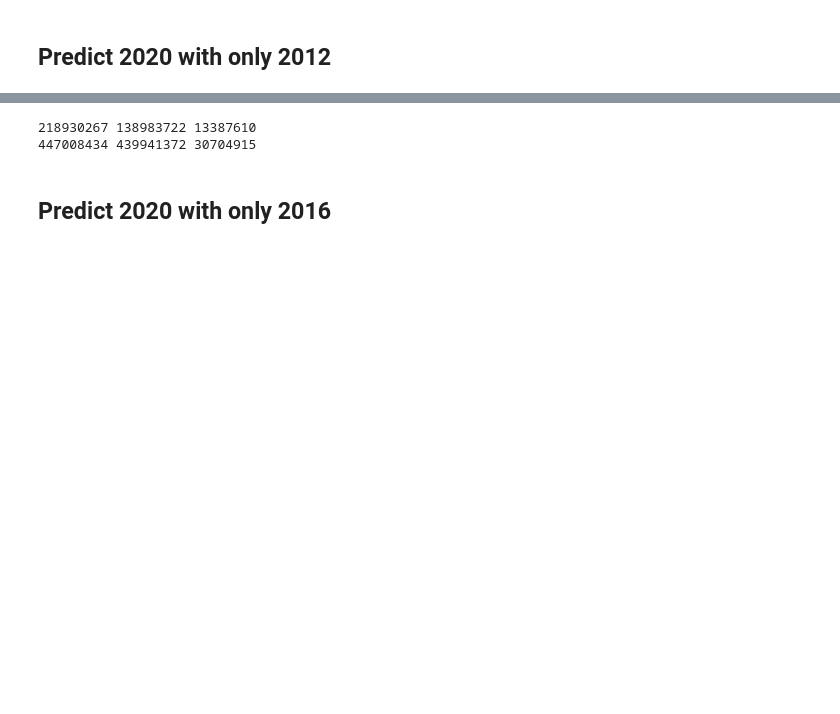
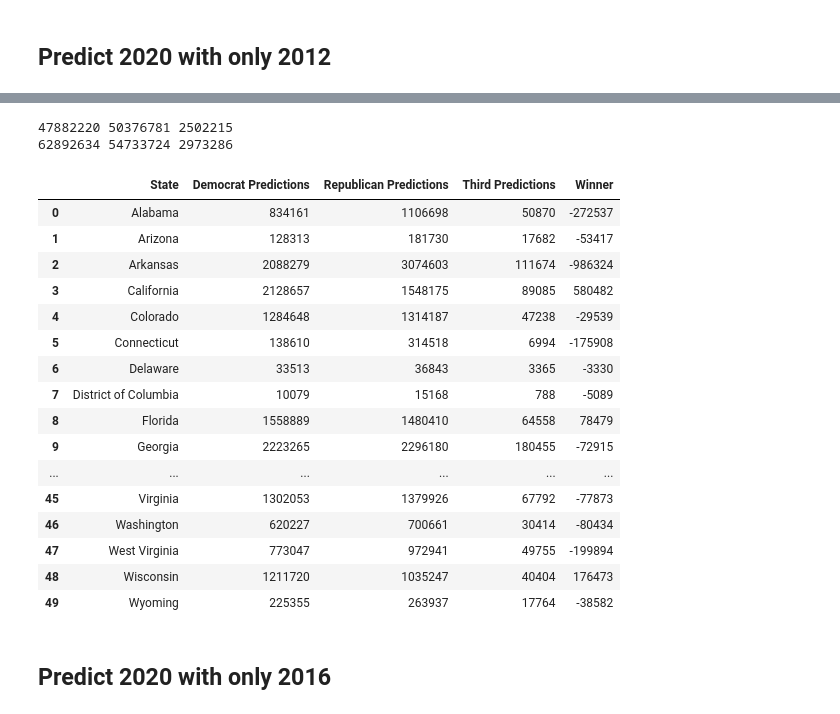
Before and after one commit to StevenDye/2020-Presidential-Election, a Jupyter notebook: The_Notebook.ipynb, the cells around one changed output, grey strips where cells are left out. Cells and saved outputs as stored; diff of their text form; code cells hidden in the pictures; blank space fills up the shorter version.

```diff
--- a/The_Notebook.ipynb
+++ b/The_Notebook.ipynb
@@ -208,7 +167,7 @@ print(state_results['Democrat'].sum(),
 # %% [markdown]
 ## Predict 2020 with only 2012
 # %%
-features_2020 = features_2018.drop(columns=['State', 'County', 'Total population', 'Size'])
+features_2020 = features_2018[COUNT_FEATURES]
 X = features_2020
 mms.fit(X)
 X_test_2020 = features_2020
@@ -218,9 +177,9 @@ X_test_2020_scale = mms.transform(X_test_2020)
 # X = scaler.transform(X)
 # X_test_2020_scale = scaler.transform(X_test_2020)
 
-y_hat_R = model_tuned_R.predict(X)
-y_hat_D = model_tuned_D.predict(X)
-y_hat_O = model_tuned_O.predict(X)
+y_hat_R = model_tuned_R_c.predict(X)
+y_hat_D = model_tuned_D_c.predict(X)
+y_hat_T = model_tuned_T_c.predict(X)
 # %%
 res_1220 = pd.DataFrame(df_2016['County']).merge(pd.DataFrame(y_hat_R),
                                                  left_index=True, right_index=True)
@@ -229,6 +188,6 @@ res_1220['Republican Predictions'] = res_1220['Republican Predictions'].astype(i
 res_1220 = res_1220.merge(pd.DataFrame(y_hat_D), left_index=True, right_index=True)
 res_1220 = res_1220.rename(columns={0: 'Democrat Predictions'})
 res_1220['Democrat Predictions'] = res_1220['Democrat Predictions'].astype(int)
-res_1220 = res_1220.merge(pd.DataFrame(y_hat_O), left_index=True, right_index=True)
-res_1220 = res_1220.rename(columns={0: 'Other Predictions'})
-res_1220['Other Predictions'] = res_1220['Other Predictions'].astype(int)
+res_1220 = res_1220.merge(pd.DataFrame(y_hat_T), left_index=True, right_index=True)
+res_1220 = res_1220.rename(columns={0: 'Third Predictions'})
+res_1220['Third Predictions'] = res_1220['Third Predictions'].astype(int)
@@ -251,3 +194,9 @@ res_1220
+# %%
+_ = res_1220['County'].str.split(',', expand=True)
+_ = _.rename(columns={0: 'Cnt', 1: 'State'})
+_['Cnt'] = _['Cnt'].apply(lambda x: x.strip())
+_['State'] = _['State'].apply(lambda x: x.strip())
+res_1220 = res_1220.merge(_['State'], left_index=True, right_index=True)
 # %%
 res_1220.sample(5)
 # %% [output]
@@ -260,14 +209,36 @@ res_1220.sample(5)
 # %%
 print(res_1220['Democrat Predictions'].sum(),
       res_1220['Republican Predictions'].sum(),
-      res_1220['Other Predictions'].sum())
+      res_1220['Third Predictions'].sum())
 
 print(state_results['Democrat Predictions'].sum(),
       state_results['Republican Predictions'].sum(),
-      state_results['Other Predictions'].sum())
+      state_results['Third Predictions'].sum())
 # %% [output]
-218930267 138983722 13387610
-447008434 439941372 30704915
+47882220 50376781 2502215
+62892634 54733724 2973286
+# %%
+state_results_1220 = state_results_predict(res_1220)
+# %%
+state_results_1220
+# %% [output]
+|  | State | Democrat Predictions | Republican Predictions | Third Predictions | Winner |
+| 0 | Alabama | 834161 | 1106698 | 50870 | -272537 |
+| 1 | Arizona | 128313 | 181730 | 17682 | -53417 |
+| 2 | Arkansas | 2088279 | 3074603 | 111674 | -986324 |
+| 3 | California | 2128657 | 1548175 | 89085 | 580482 |
+| 4 | Colorado | 1284648 | 1314187 | 47238 | -29539 |
+| 5 | Connecticut | 138610 | 314518 | 6994 | -175908 |
+| 6 | Delaware | 33513 | 36843 | 3365 | -3330 |
+| 7 | District of Columbia | 10079 | 15168 | 788 | -5089 |
+| 8 | Florida | 1558889 | 1480410 | 64558 | 78479 |
+| 9 | Georgia | 2223265 | 2296180 | 180455 | -72915 |
+| ... | ... | ... | ... | ... | ... |
+| 45 | Virginia | 1302053 | 1379926 | 67792 | -77873 |
+| 46 | Washington | 620227 | 700661 | 30414 | -80434 |
+| 47 | West Virginia | 773047 | 972941 | 49755 | -199894 |
+| 48 | Wisconsin | 1211720 | 1035247 | 40404 | 176473 |
+| 49 | Wyoming | 225355 | 263937 | 17764 | -38582 |
 # %% [markdown]
 ## Predict 2020 with only 2016
 # %%
```
Also changed, not shown: parts of 26 cells of this notebook, 4 other files.
